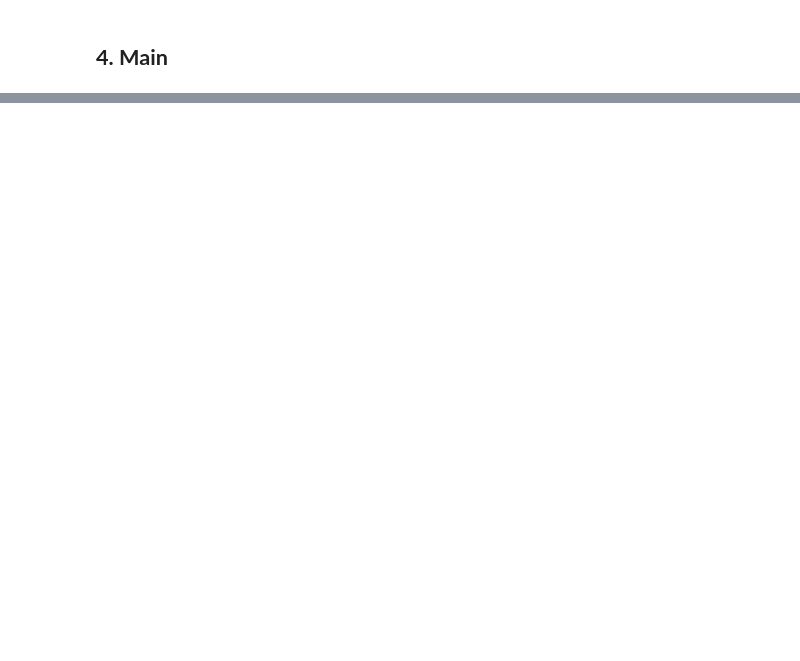
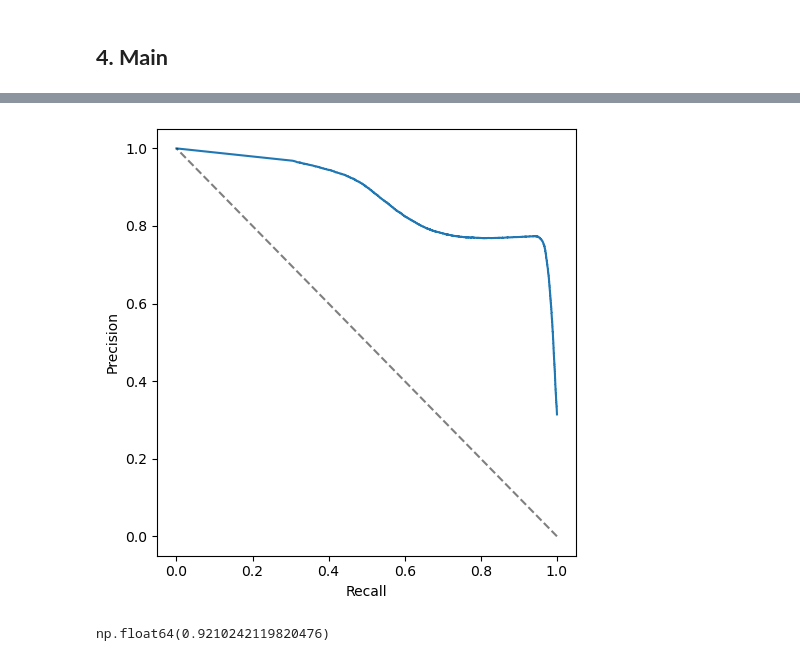
Before and after one commit to lephare-photoz/lephare, a Jupyter notebook: stargal/notebooks/SPLIT_dev.ipynb, the cells around one changed output, grey strips where cells are left out. Drawn from its saved outputs; the diff is of its cells as text; code cells hidden in the pictures; blank space fills up the shorter version.

```diff
--- a/stargal/notebooks/SPLIT_dev.ipynb
+++ b/stargal/notebooks/SPLIT_dev.ipynb
@@ -206,0 +164,42 @@ photoz_cat[(photoz_cat["P_STAR"]<0.9)&(photoz_cat["IS_STAR"]==1)]
+# %%
+from sklearn.metrics import precision_recall_curve
+
+y_true = df_plot["IS_STAR"].values
+y_score = df_plot["P_STAR_BIC"].values
+
+precision, recall, thresholds = precision_recall_curve(y_true, y_score)
+
+plt.figure(figsize=(5,5))
+plt.plot(recall, precision)
+plt.plot([1,0], [0,1], "k--", alpha=0.5)
+plt.xlabel("Recall")
+plt.ylabel("Precision")
+# plt.legend()
+plt.tight_layout()
+plt.show()
+# %% [output]
+[figure, added]
+# %%
+# target_precision = 0.9
+# valid = precision[:-1] >= target_precision
+
+
+target_purity = 0.9
+valid = precision[:-1] >= target_purity
+
+if not np.any(valid):
+    print("No threshold reaches 95% purity")
+else:
+    idx = np.where(valid)[0]
+idx
+
+if not np.any(valid):
+    raise RuntimeError("No threshold reaches 95% precision")
+
+# among valid thresholds, choose the one with MAX recall
+best_idx = np.argmax(recall[:-1][valid])
+threshold_idx = np.where(valid)[0][best_idx]
+pstar_threshold = thresholds[threshold_idx]
+pstar_threshold
+# %% [output]
+np.float64(0.9210242119820476)
```
Also changed, not shown: parts of 22 cells of this notebook, 33 other files.
